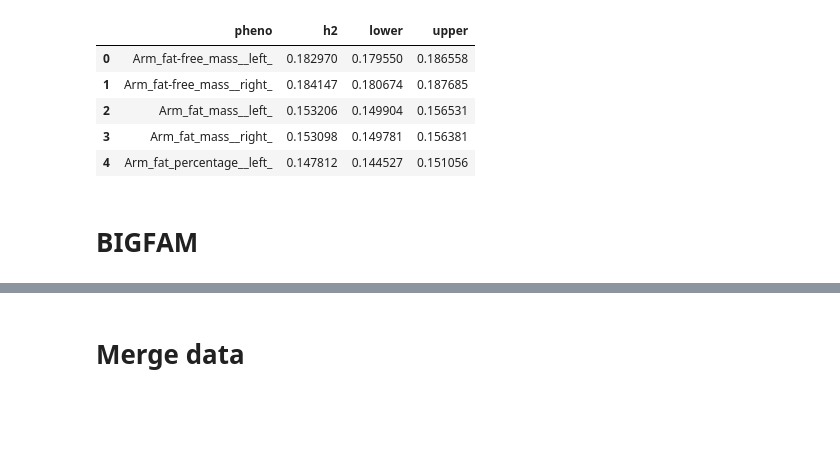
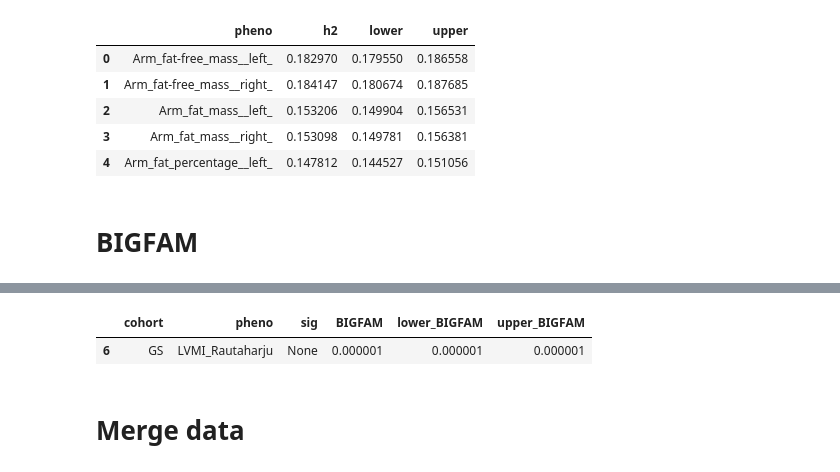
Before and after one commit to jerrylee9310/BIGFAM, a Jupyter notebook: notebook/other_methods/other_methods.ipynb, the cells around one changed output, grey strips where cells are left out. Cells and saved outputs as stored; diff of their text form; code cells hidden in the pictures; blank space fills up the shorter version.

```diff
--- a/notebook/other_methods/other_methods.ipynb
+++ b/notebook/other_methods/other_methods.ipynb
@@ -593,3 +577,8 @@ df_bigfam
+# %%
+df_bigfam[df_bigfam["pheno"] == "LVMI_Rautaharju"]
+# %% [output]
+|  | cohort | pheno | sig | BIGFAM | lower_BIGFAM | upper_BIGFAM |
+| 6 | GS | LVMI_Rautaharju | None | 0.000001 | 0.000001 | 0.000001 |
 # %%
 df_bigfam.to_csv(
     "/data/jerrylee/pjt/BIGFAM.v.0.1/data/methods/bigfam.tsv",
```
Also changed, not shown: parts of 2 cells of this notebook, 8 other files.
